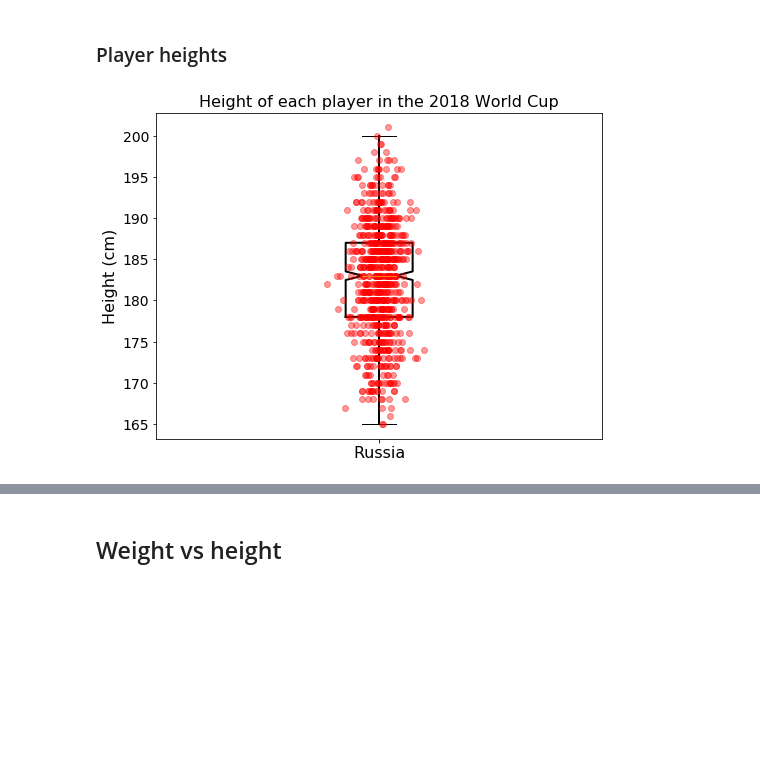
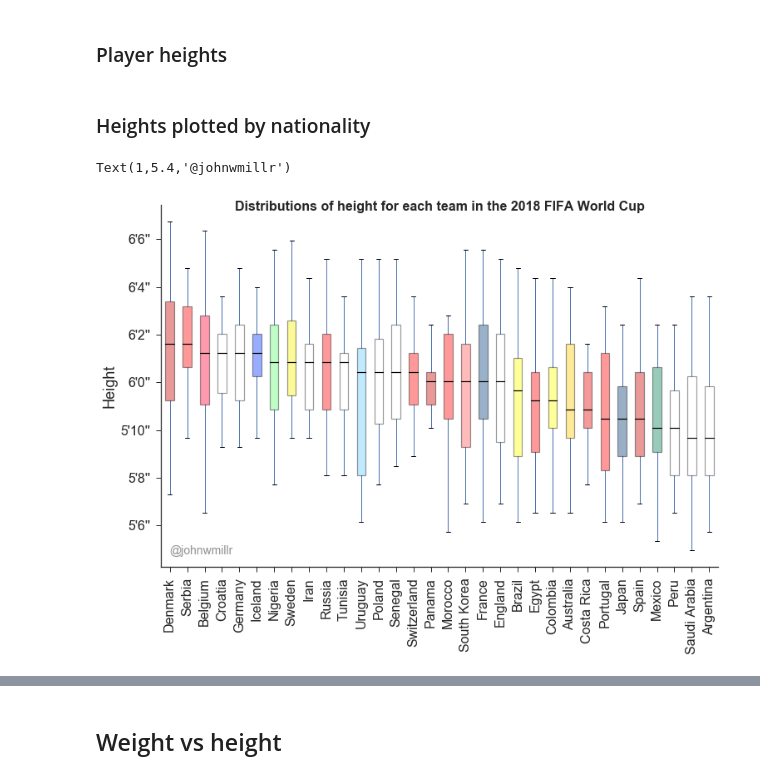
Before and after one commit to johnwmillr/WorldCup2018, a Jupyter notebook: scrape_soccer_data.ipynb, the cells around one changed output, grey strips where cells are left out. Drawn from its saved outputs; the diff is of its cells as text; code cells hidden in the pictures; blank space fills up the shorter version.

```diff
--- a/scrape_soccer_data.ipynb
+++ b/scrape_soccer_data.ipynb
@@ -262,22 +208,54 @@ Text(1,5.4,'@johnwmillr')
 # %% [markdown]
 ### Player heights
-# %%
-fig, ax = plt.subplots(figsize=(8, 6))
-boxprops = dict(linestyle='-', linewidth=2, color='black')
-whiskerprops = dict(linestyle='-',linewidth=2.0, color='black')
-ax.boxplot(heights, boxprops=boxprops, whiskerprops=whiskerprops, showfliers=False, notch=True)
-
-# Add some random jitter to the x-axis
-x = np.random.normal(1, 0.03, size=len(heights))
-plt.plot(x, heights, '.', color="#"+dat['jerseys'][0]['base'], alpha=0.4, markersize=12)
-
-# Touch up the plot
-# ax.set_xlabel("Artist gender", fontsize=FS)
-ax.set_ylabel("Height (cm)", fontsize=FS)
-for tick in ax.yaxis.get_major_ticks():
-    tick.label.set_fontsize(FS-2)
-ax.set_xticklabels(["Russia"], fontsize=FS)
-ax.set_title("Height of each player in the 2018 World Cup", fontsize=FS)
-plt.show()
-# %% [output]
-[figure, removed]
+# %% [markdown]
+### Heights plotted by nationality
+# %%
+# https://stackoverflow.com/questions/21912634/how-can-i-sort-a-boxplot-in-pandas-by-the-median-values/37871635#37871635
+grouped = df.groupby(["nationality"])
+df2 = pd.DataFrame({col:vals['height_ft'] for col,vals in grouped})
+meds = df2.median()
+meds.sort_values(ascending=False, inplace=True)
+df2 = df2[meds.index]
+
+boxprops = dict(linestyle='-', linewidth=1, color='black')
+whiskerprops = dict(linestyle='-',linewidth=1, color='black')
+bps = df2.boxplot(rot=90, figsize=(12,8),
+           grid=False, boxprops=boxprops, whiskerprops=whiskerprops, showfliers=False,
+                  notch=False, patch_artist=True, return_type='dict')
+
+# Touch up the plot
+ax = plt.gca()
+
+# Change color of each box
+n = 0
+for patch_box, patch_med in zip(bps['boxes'], bps['medians']):
+    patch_box.set_facecolor("#" + jersey_colors[meds.index[n]]['base'])
+    patch_box.set_edgecolor("k")
+    patch_box.set_linewidth(1.2)
+    patch_box.set_alpha(0.4)
+    patch_med.set_color("k")
+    patch_med.set_linewidth(1.2)
+    n += 1
+
+ax.set_ylabel("Height", fontsize=FS+2)
+ax.spines['right'].set_visible(False)
+ax.spines['top'].set_visible(False)
+for tick in ax.xaxis.get_major_ticks():
+    tick.label.set_fontsize(FS)
+for tick in ax.yaxis.get_major_ticks():
+    tick.label.set_fontsize(FS)
+
+yticks = np.arange(5.5,6.6,2/12)
+pprint_feet = lambda x: "{ft}'{inch:1.0f}''".format(ft=int(np.floor(x)), inch=round(12*(x-np.floor(x))))
+ax.set_yticks(yticks)
+ax.set_yticklabels(map(pprint_feet, yticks))
+
+x = np.array(ax.get_xlim())
+mid = x.sum()-x.mean()
+title = "Distributions of height for each team in the 2018 FIFA World Cup"
+ax.text(mid, 6.6, title, fontsize=FS, horizontalalignment='center', weight='bold')
+ax.text(1, 5.4, "@johnwmillr", fontsize=FS-2, alpha=0.5)
+# plt.savefig("./figures/nations_by_height.png", format="png", dpi=300, bbox_inches="tight")
+# %% [output]
+Text(1,5.4,'@johnwmillr')
+[figure, added]
```
Also changed, not shown: parts of 11 cells of this notebook, 1 other file.
